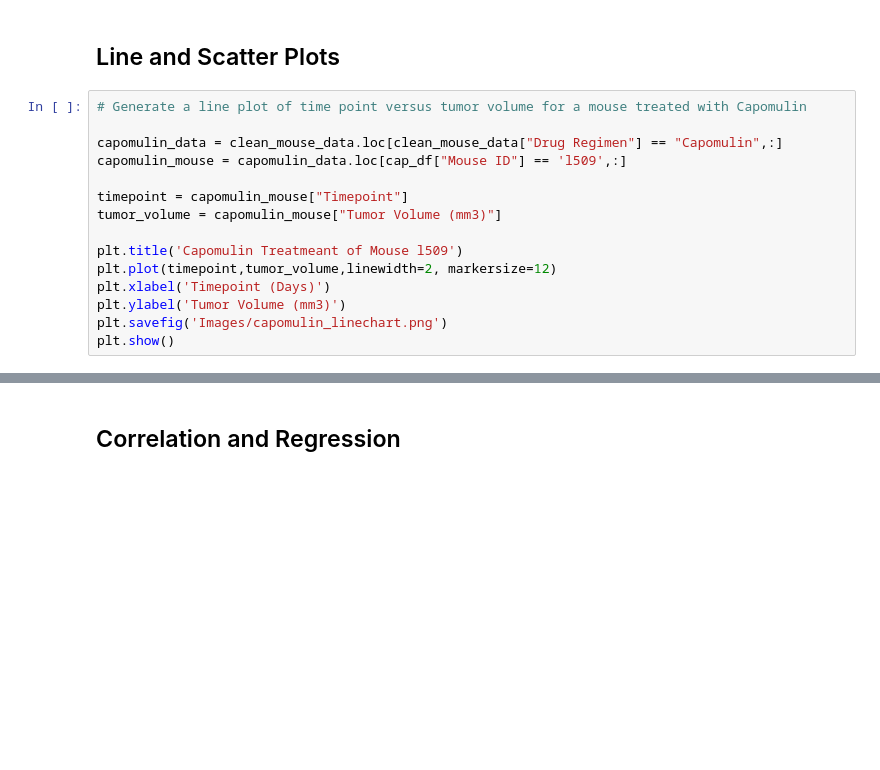
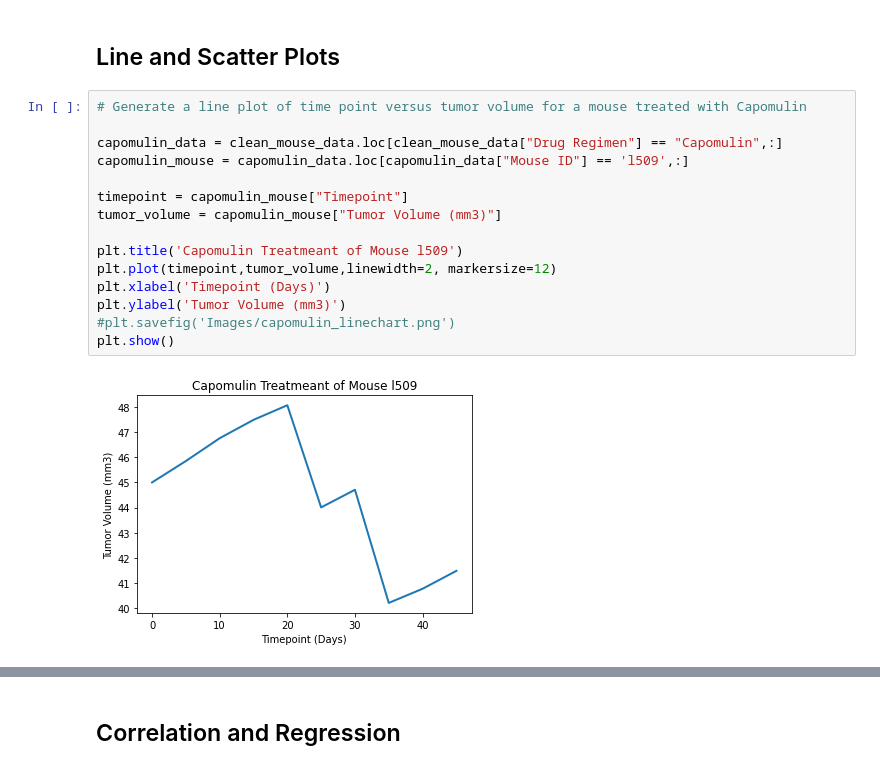
Before and after one commit to allychau/Matplotlib-Homework, a Jupyter notebook: pymaceuticals_starter.ipynb, the cells around one changed output, grey strips where cells are left out. Cells and saved outputs as stored; diff of their text form; blank space fills up the shorter version.

```diff
--- a/pymaceuticals_starter.ipynb
+++ b/pymaceuticals_starter.ipynb
@@ -237,18 +345,20 @@ plt.show()
 # %%
 # Generate a line plot of time point versus tumor volume for a mouse treated with Capomulin
 
 capomulin_data = clean_mouse_data.loc[clean_mouse_data["Drug Regimen"] == "Capomulin",:]
-capomulin_mouse = capomulin_data.loc[cap_df["Mouse ID"] == 'l509',:]
+capomulin_mouse = capomulin_data.loc[capomulin_data["Mouse ID"] == 'l509',:]
 
 timepoint = capomulin_mouse["Timepoint"]
 tumor_volume = capomulin_mouse["Tumor Volume (mm3)"]
 
 plt.title('Capomulin Treatmeant of Mouse l509')
 plt.plot(timepoint,tumor_volume,linewidth=2, markersize=12)
 plt.xlabel('Timepoint (Days)')
 plt.ylabel('Tumor Volume (mm3)')
-plt.savefig('Images/capomulin_linechart.png')
+#plt.savefig('Images/capomulin_linechart.png')
 plt.show()
+# %% [output]
+[figure, added]
 # %%
 # Generate a scatter plot of mouse weight versus average tumor volume for the Capomulin regimen
 
```
Also changed, not shown: parts of 23 cells of this notebook.
